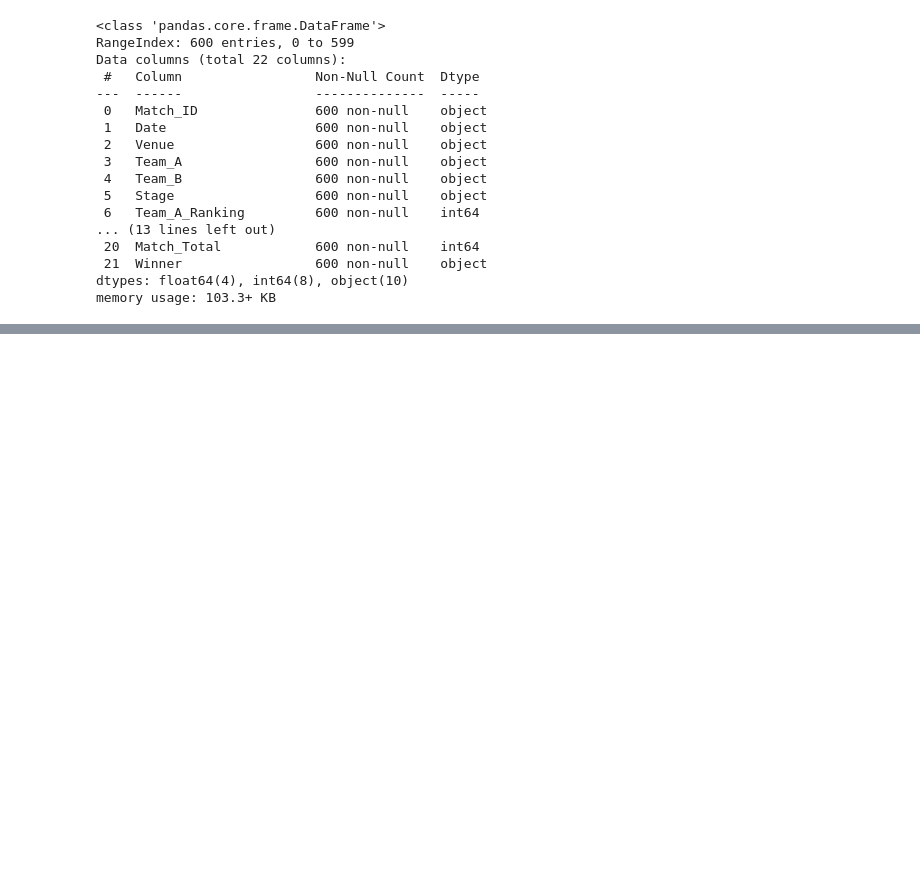
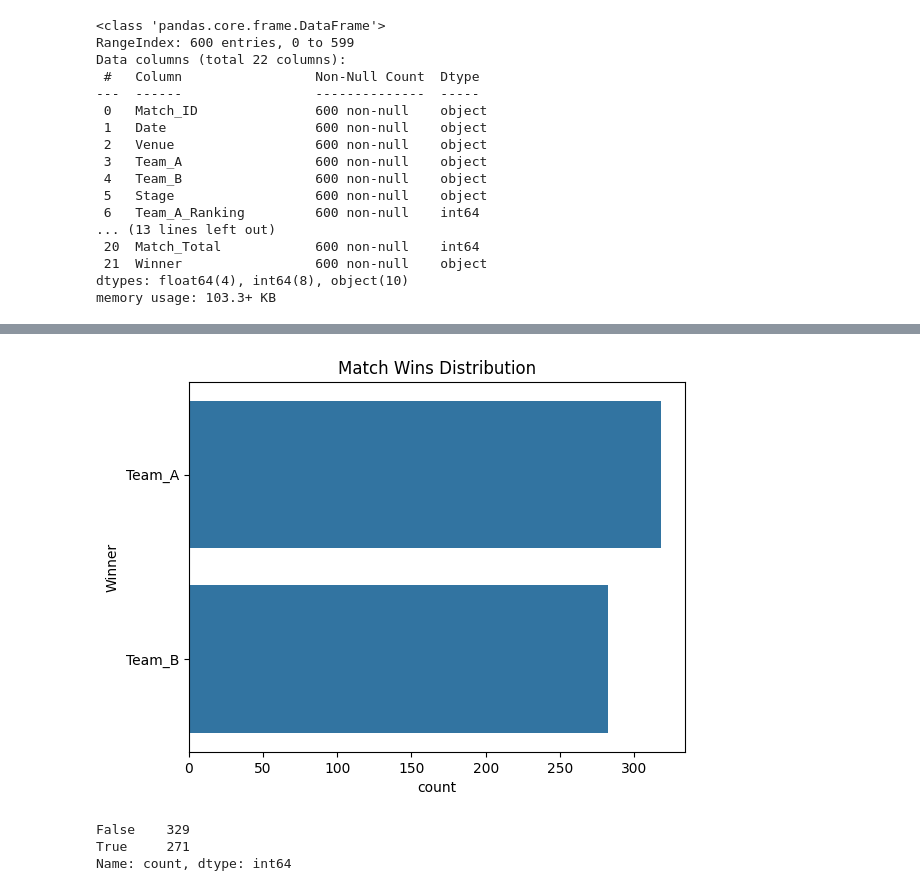
Before and after one commit to Priyanshu6yadav/Machine-Learning, a Jupyter notebook: 2026 t20 match/t20_dataset.ipynb, the cells around one changed output, grey strips where cells are left out. Saved outputs shown, nothing was run; the diff lists cells and outputs as text; code cells hidden in the pictures; blank space fills up the shorter version.

```diff
--- a/2026 t20 match/t20_dataset.ipynb
+++ b/2026 t20 match/t20_dataset.ipynb
@@ -93,0 +130,14 @@ plt.show()
+# %%
+plt.figure()
+sns.countplot(y ='Winner', data = full_data)
+plt.title("Match Wins Distribution")
+plt.show()
+# %% [output]
+[figure, added]
+# %%
+# Toss impact
+(full_data['Toss_Winner']== full_data['Winner']).value_counts()
+# %% [output]
+False    329
+True     271
+Name: count, dtype: int64
```
Also changed, not shown: parts of 19 cells of this notebook.
